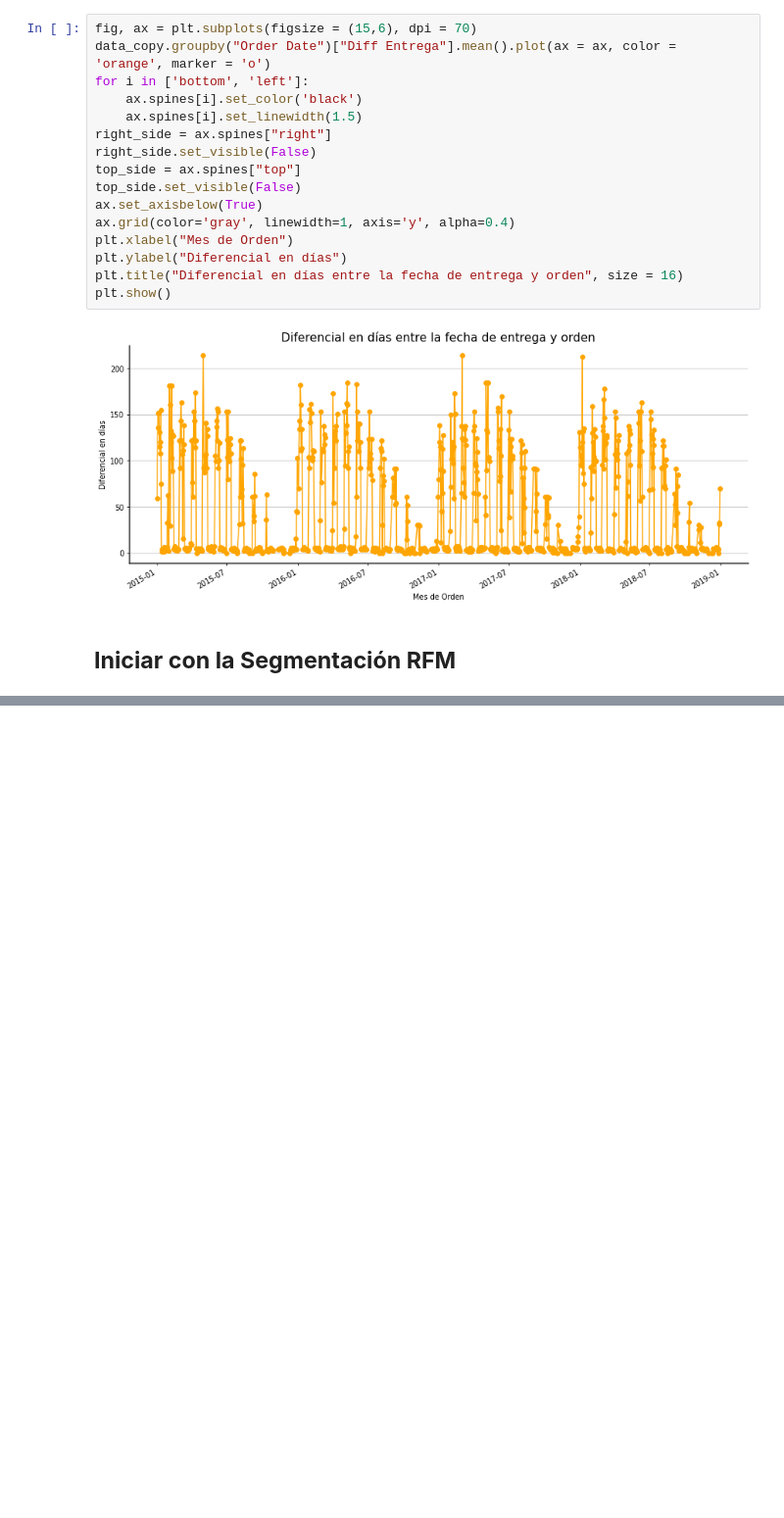
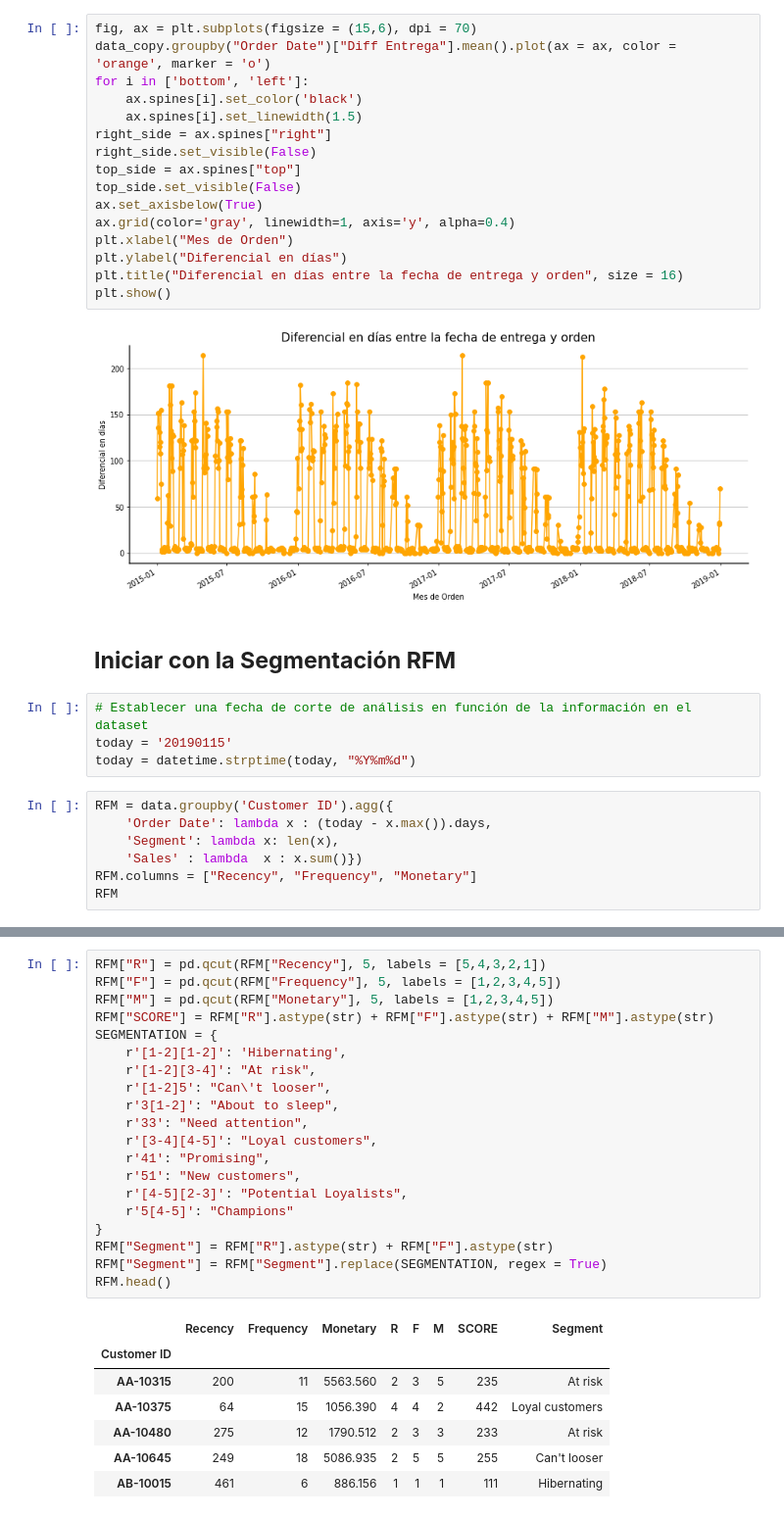
Before and after one commit to SebastianUrdaneguiBisalaya/Segmentacion-RFM, a Jupyter notebook: notebook/Segmentation RFM-checkpoint.ipynb, the cells around one changed output, grey strips where cells are left out. Shown: that part at 98% size. Drawn from its saved outputs; the diff is of its cells as text; blank space fills up the shorter version.

```diff
--- a/notebook/Segmentation RFM-checkpoint.ipynb
+++ b/notebook/Segmentation RFM-checkpoint.ipynb
@@ -170,3 +170,14 @@ plt.show()
 [figure]
 # %% [markdown]
 ## **Iniciar con la Segmentación RFM**
+# %%
+# Establecer una fecha de corte de análisis en función de la información en el dataset
+today = '20190115'
+today = datetime.strptime(today, "%Y%m%d")
+# %%
+RFM = data.groupby('Customer ID').agg({
+    'Order Date': lambda x : (today - x.max()).days,
+    'Segment': lambda x: len(x),
+    'Sales' : lambda  x : x.sum()})
+RFM.columns = ["Recency", "Frequency", "Monetary"]
+RFM
@@ -172,0 +199,28 @@ plt.show()
+# %%
+RFM["R"] = pd.qcut(RFM["Recency"], 5, labels = [5,4,3,2,1])
+RFM["F"] = pd.qcut(RFM["Frequency"], 5, labels = [1,2,3,4,5])
+RFM["M"] = pd.qcut(RFM["Monetary"], 5, labels = [1,2,3,4,5])
+RFM["SCORE"] = RFM["R"].astype(str) + RFM["F"].astype(str) + RFM["M"].astype(str)
+SEGMENTATION = {
+    r'[1-2][1-2]': 'Hibernating',
+    r'[1-2][3-4]': "At risk",
+    r'[1-2]5': "Can\'t looser",
+    r'3[1-2]': "About to sleep",
+    r'33': "Need attention",
+    r'[3-4][4-5]': "Loyal customers",
+    r'41': "Promising",
+    r'51': "New customers",
+    r'[4-5][2-3]': "Potential Loyalists",
+    r'5[4-5]': "Champions"
+}
+RFM["Segment"] = RFM["R"].astype(str) + RFM["F"].astype(str)
+RFM["Segment"] = RFM["Segment"].replace(SEGMENTATION, regex = True)
+RFM.head()
+# %% [output]
+|  | Recency | Frequency | Monetary | R | F | M | SCORE | Segment |
+| Customer ID |  |  |  |  |  |  |  |  |
+| AA-10315 | 200 | 11 | 5563.560 | 2 | 3 | 5 | 235 | At risk |
+| AA-10375 | 64 | 15 | 1056.390 | 4 | 4 | 2 | 442 | Loyal customers |
+| AA-10480 | 275 | 12 | 1790.512 | 2 | 3 | 3 | 233 | At risk |
+| AA-10645 | 249 | 18 | 5086.935 | 2 | 5 | 5 | 255 | Can't looser |
+| AB-10015 | 461 | 6 | 886.156 | 1 | 1 | 1 | 111 | Hibernating |
```
Also changed, not shown: parts of 2 cells of this notebook, 1 other file.
